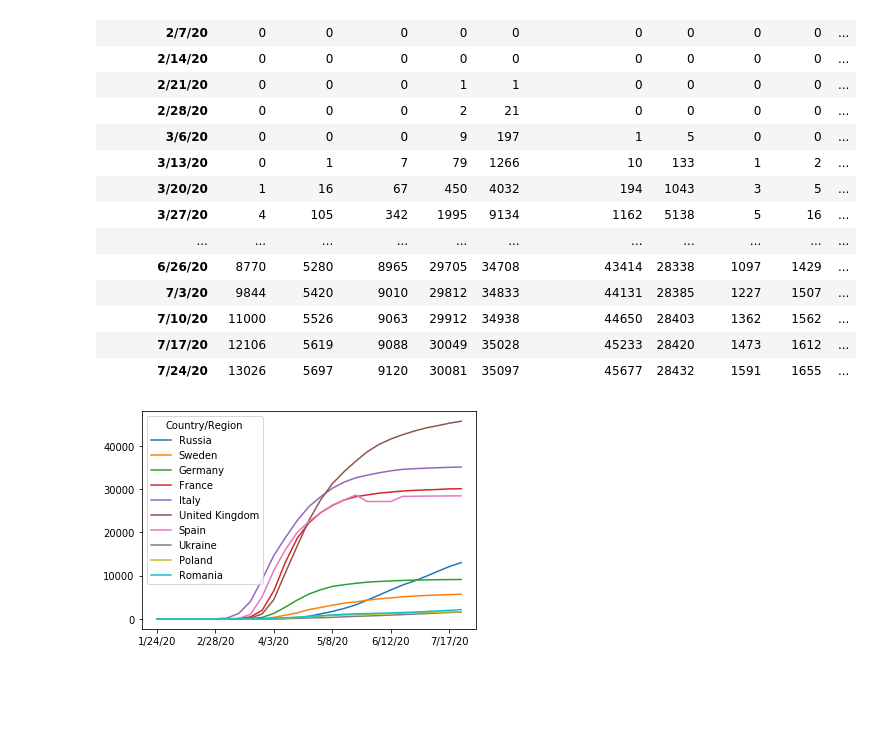
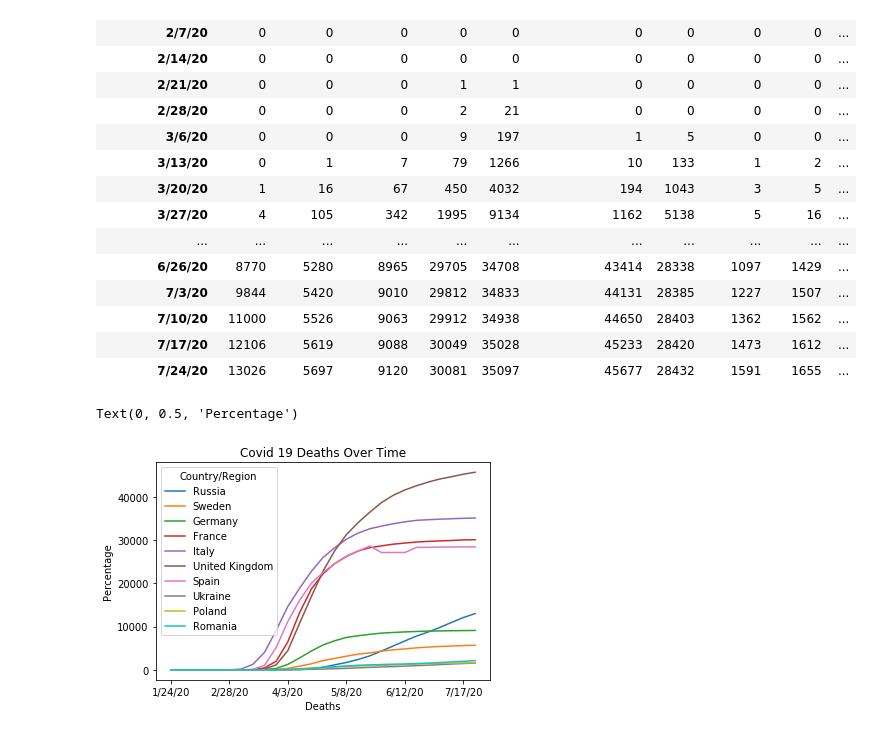
Before and after one commit to touch1295/PROJECT_1, a Jupyter notebook: weekly_deaths.ipynb, the cells around one changed output. Cells and saved outputs as stored; diff of their text form; code cells hidden in the pictures; blank space fills up the shorter version.

```diff
--- a/weekly_deaths.ipynb
+++ b/weekly_deaths.ipynb
@@ -132,10 +132,14 @@ weekly_deaths
 | 7/10/20 | 11000 | 5526 | 9063 | 29912 | 34938 | 44650 | 28403 | 1362 | 1562 | ... |
 | 7/17/20 | 12106 | 5619 | 9088 | 30049 | 35028 | 45233 | 28420 | 1473 | 1612 | ... |
 | 7/24/20 | 13026 | 5697 | 9120 | 30081 | 35097 | 45677 | 28432 | 1591 | 1655 | ... |
-# %%
-weekly_deaths.plot();
-# %% [output]
-[figure, removed]
+# %%
+weekly_deaths.plot();
+plt.title("Covid 19 Deaths Over Time")
+plt.xlabel("Deaths")
+plt.ylabel("Percentage")
+# %% [output]
+Text(0, 0.5, 'Percentage')
+[figure, added]
 # %%
 percent_deaths = weekly_deaths.pct_change()
 percent_deaths
```
Also changed, not shown: parts of 2 cells of this notebook, 2 other files.
